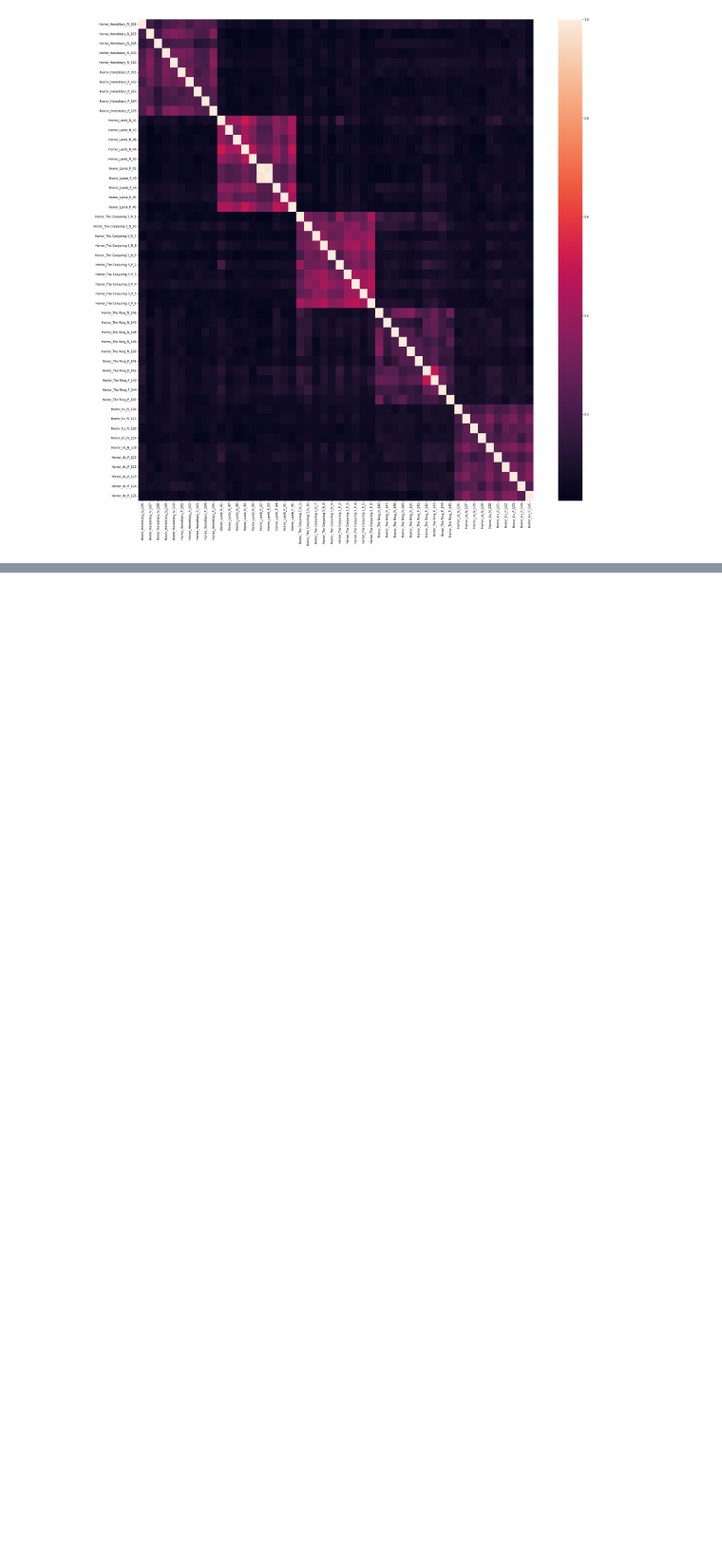
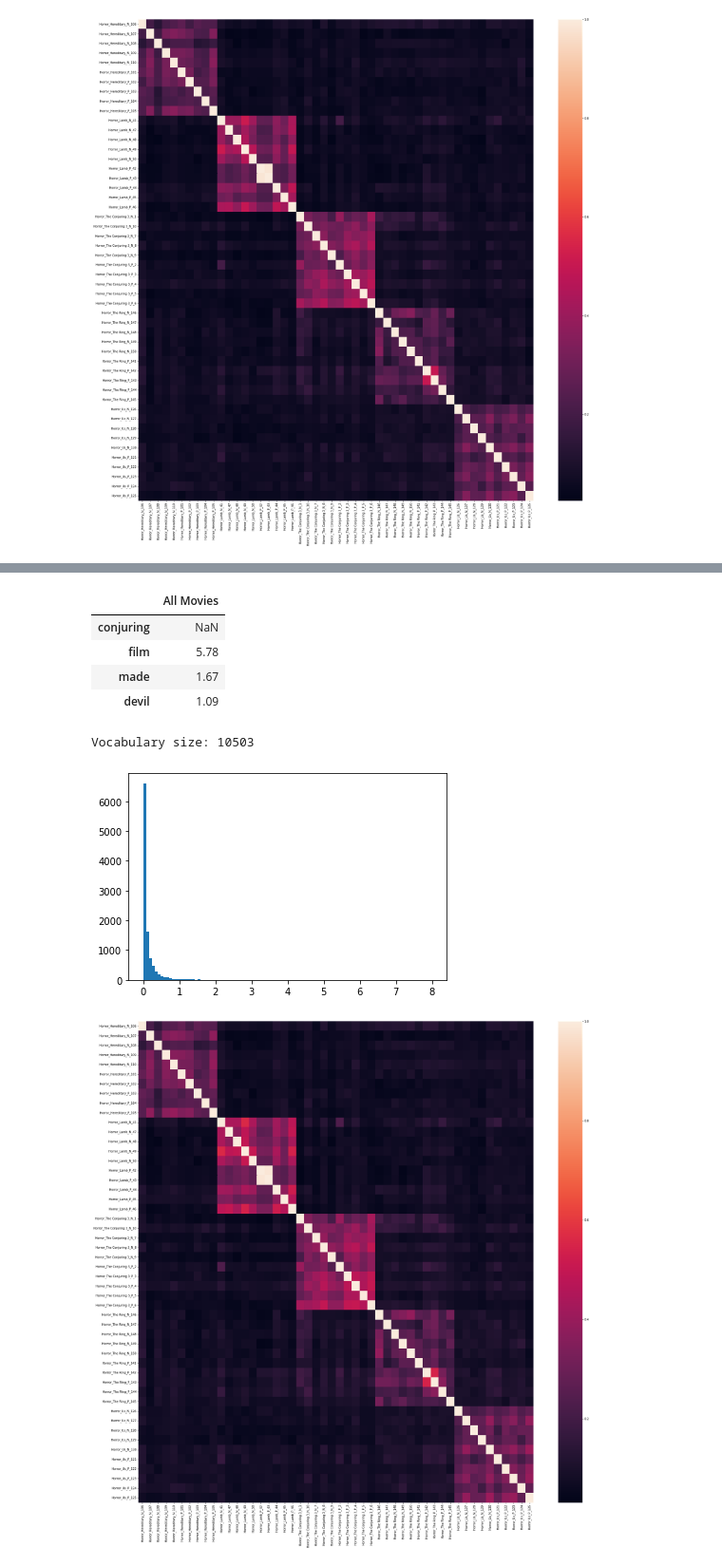
Before and after one commit to erinmcmahon26/NLP-Chat-Bot, a Jupyter notebook: Assignment_1.ipynb, the cells around one changed output, grey strips where cells are left out. Shown: that part at 95% size. Drawn from its saved outputs; the diff is of its cells as text; code cells hidden in the pictures; blank space fills up the shorter version.

Commit message:
Added additional TF-IFD code for method 3

```diff
--- a/Assignment_1.ipynb
+++ b/Assignment_1.ipynb
@@ -516,3 +516,18 @@ run_tfidf(documents, clean_method_3, important_prevalent_terms, 'Method_3_TF-IDF
 Vocabulary size: 14068
 [figure]
 [figure]
+# %%
+def clean_method_3_1(documents: List[Document]) -> List[TokenizedDocument]:
+    """
+    Normalizes text, tokenizes, lemmatizes, and removes stop words.
+    """
+    documents = normalize_documents(documents)
+    documents = tokenize_documents(documents)
+    documents = lemmatize(documents)
+    documents = remove_stop_words(documents)
+    documents = stem(documents)
+
+    return documents
+# %%
+run_tfidf(documents, clean_method_3_1, important_prevalent_terms, 'Medof3.1_TF_IDF')
+# %% [output]
@@ -518,0 +545,8 @@ Vocabulary size: 14068
+|  | All Movies |
+| conjuring | NaN |
+| film | 5.78 |
+| made | 1.67 |
+| devil | 1.09 |
+Vocabulary size: 10503
+[figure, added]
+[figure, added]
```
Also changed, not shown: parts of 2 cells of this notebook.
